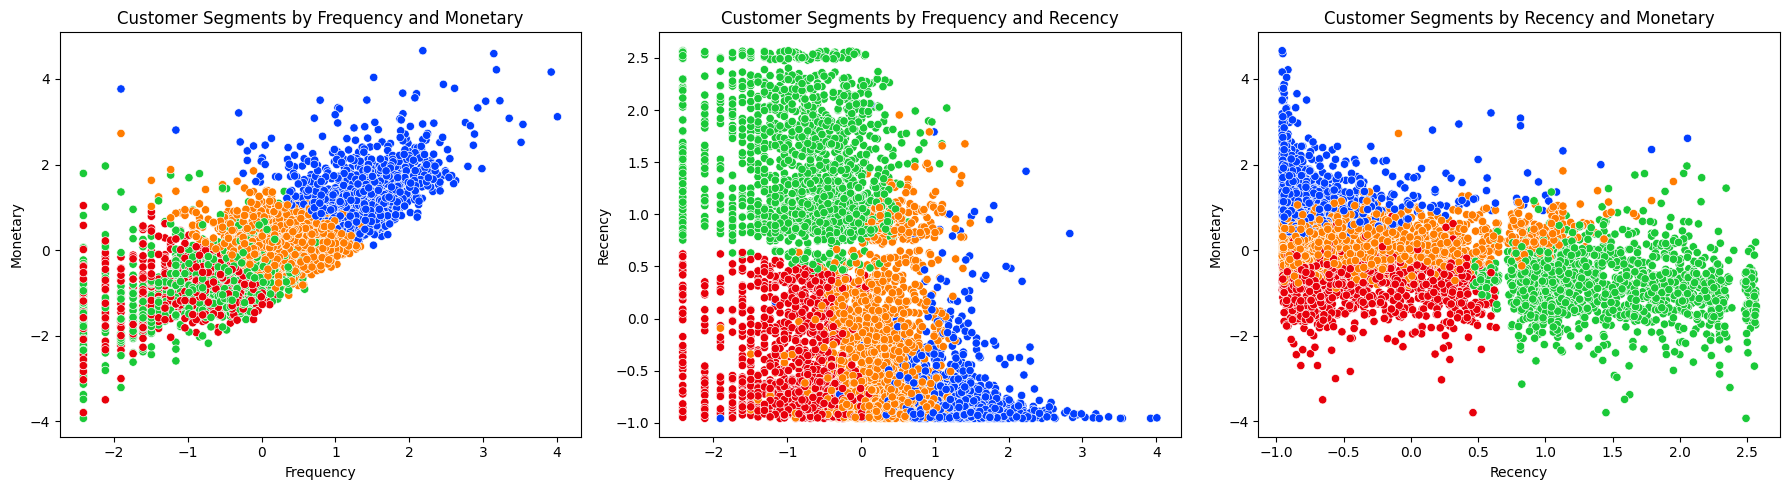
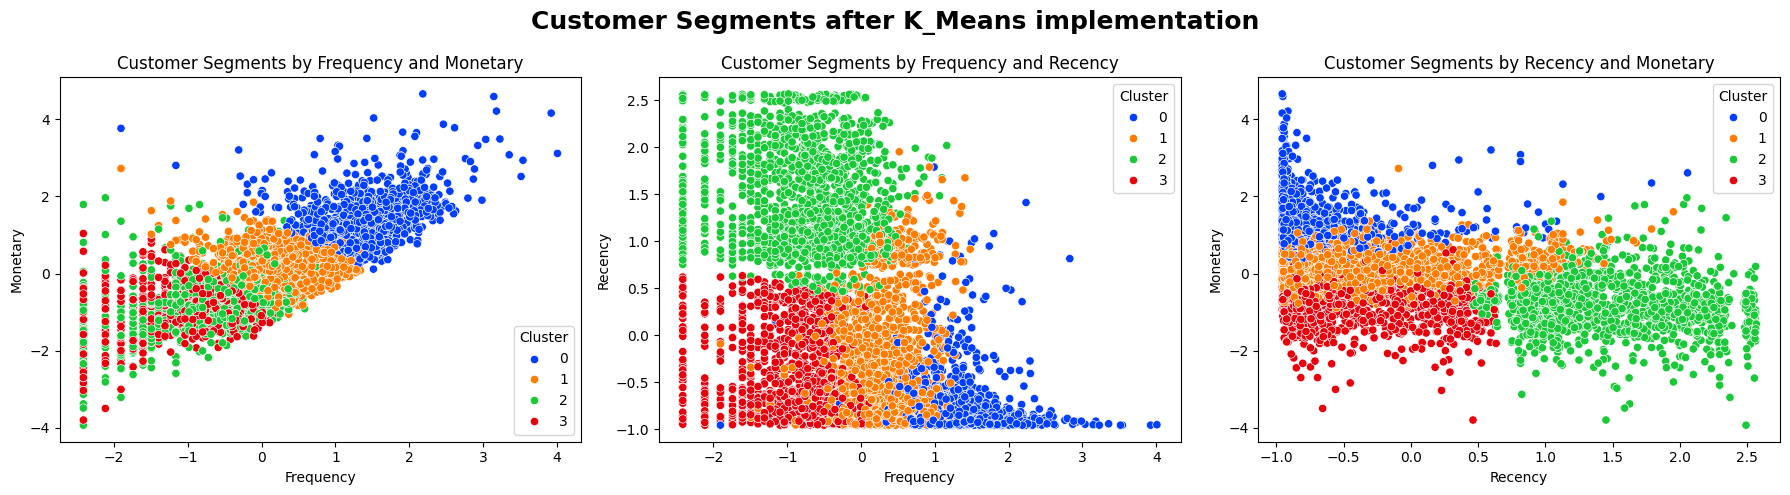
Code edit (unified diff) that turned the first committed figure into the second:
--- before
+++ after
@@ -1,4 +1,3 @@
 fig, axes = plt.subplots(1, 3, figsize=(18,5))
-qual_palette = sns.color_palette("bright", 4)
 
 sns.scatterplot(
@@ -8,5 +7,4 @@
     palette=qual_palette, 
     hue='Cluster', 
-    legend=False,
     ax=axes[0]
 )
@@ -20,5 +18,4 @@
     palette=qual_palette, 
     hue='Cluster', 
-    legend=False,
     ax=axes[1]
 )
@@ -32,5 +29,4 @@
     palette=qual_palette, 
     hue='Cluster',
-    legend=False,
     ax=axes[2]
 )
@@ -38,5 +34,7 @@
 axes[2].set_title("Customer Segments by Recency and Monetary")
 
+fig.suptitle("Customer Segments after K_Means implementation", fontsize=18, fontweight='bold')
 
 plt.tight_layout()
+plt.savefig("../figures/k-means_segments_3_angles.png")
 plt.show()

Commit: Add code for plots storage